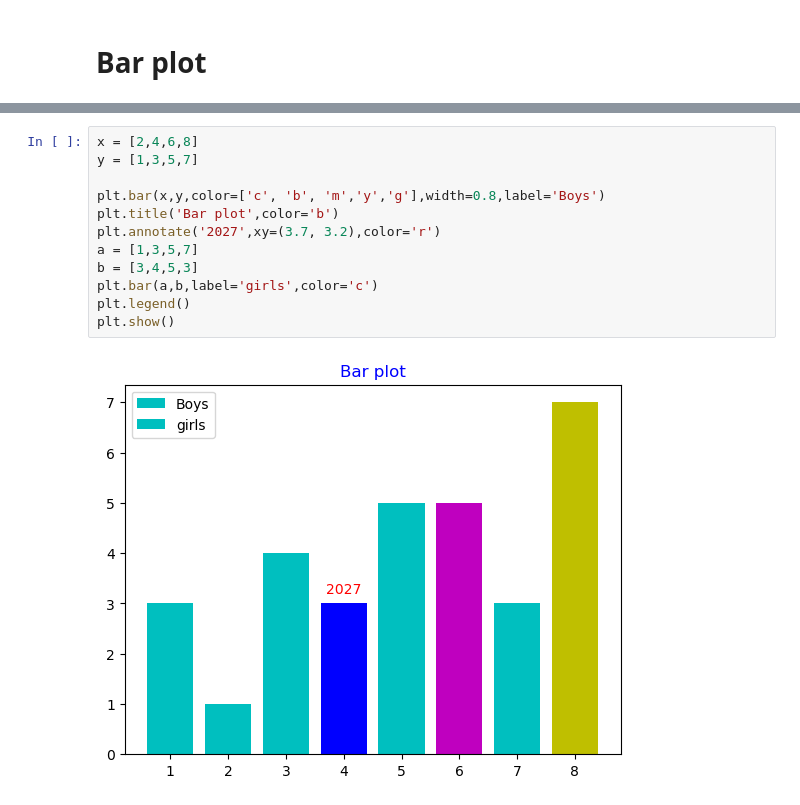
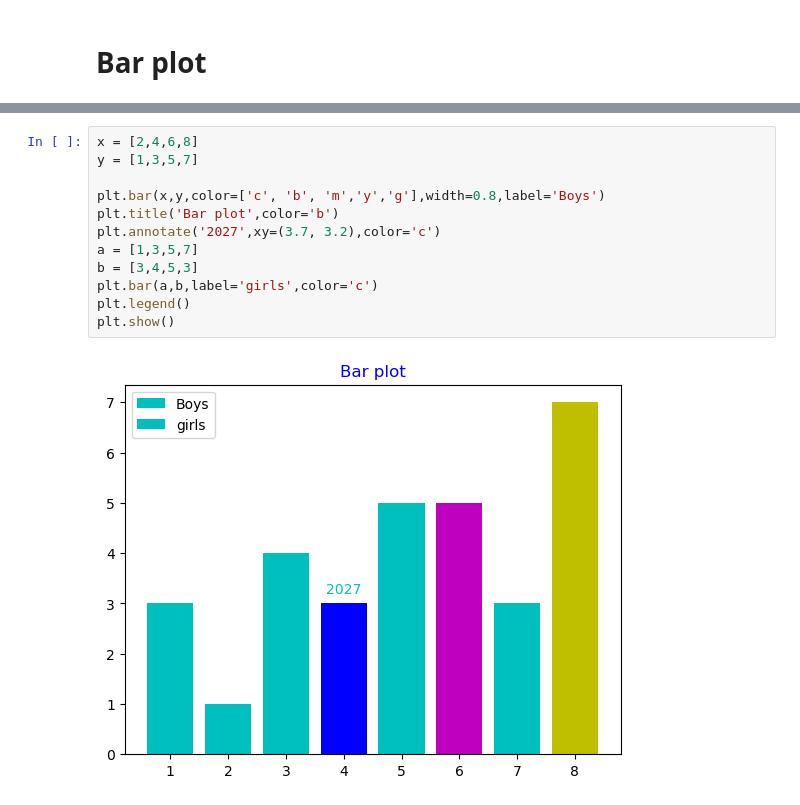
Before and after one commit to HanadIsmail/cttc-ai-ml-training, a Jupyter notebook: week1/Matplotlib/matplotlib_note.ipynb, the cells around one changed output, grey strips where cells are left out. Drawn from its saved outputs; the diff is of its cells as text.

```diff
--- a/week1/Matplotlib/matplotlib_note.ipynb
+++ b/week1/Matplotlib/matplotlib_note.ipynb
@@ -49,14 +49,14 @@ plt.show()
 # %%
 x = [2,4,6,8]
 y = [1,3,5,7]
 
 plt.bar(x,y,color=['c', 'b', 'm','y','g'],width=0.8,label='Boys')
 plt.title('Bar plot',color='b')
-plt.annotate('2027',xy=(3.7, 3.2),color='r')
+plt.annotate('2027',xy=(3.7, 3.2),color='c')
 a = [1,3,5,7]
 b = [3,4,5,3]
 plt.bar(a,b,label='girls',color='c')
 plt.legend()
 plt.show()
 # %% [output]
-[figure, old version]
+[figure, new version]
```
Also changed, not shown: parts of 10 cells of this notebook, 2 other files.
